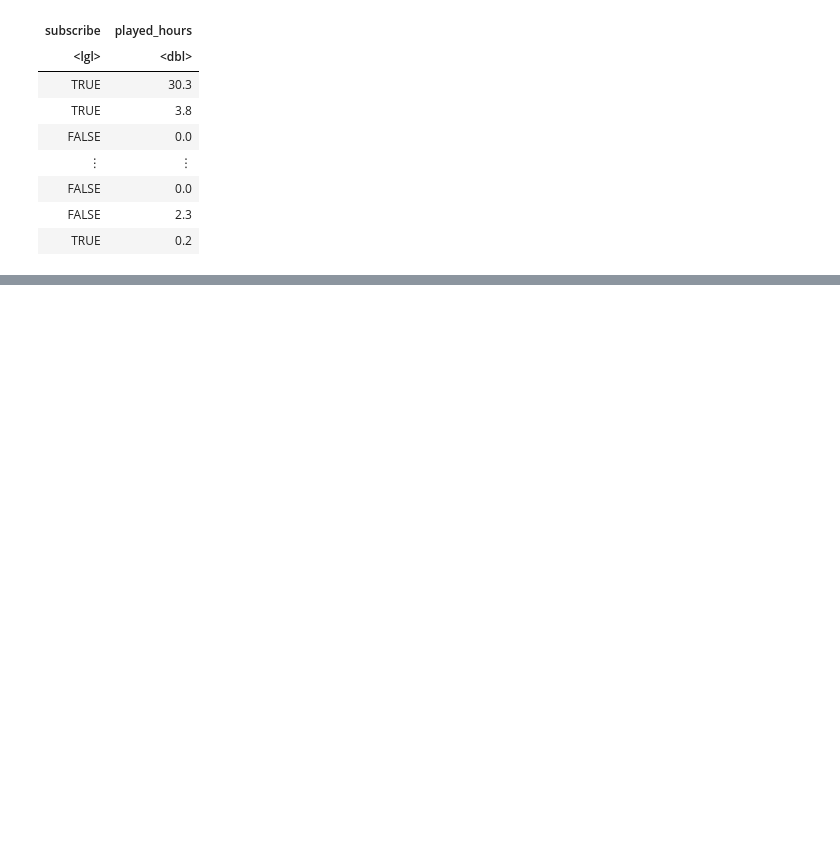
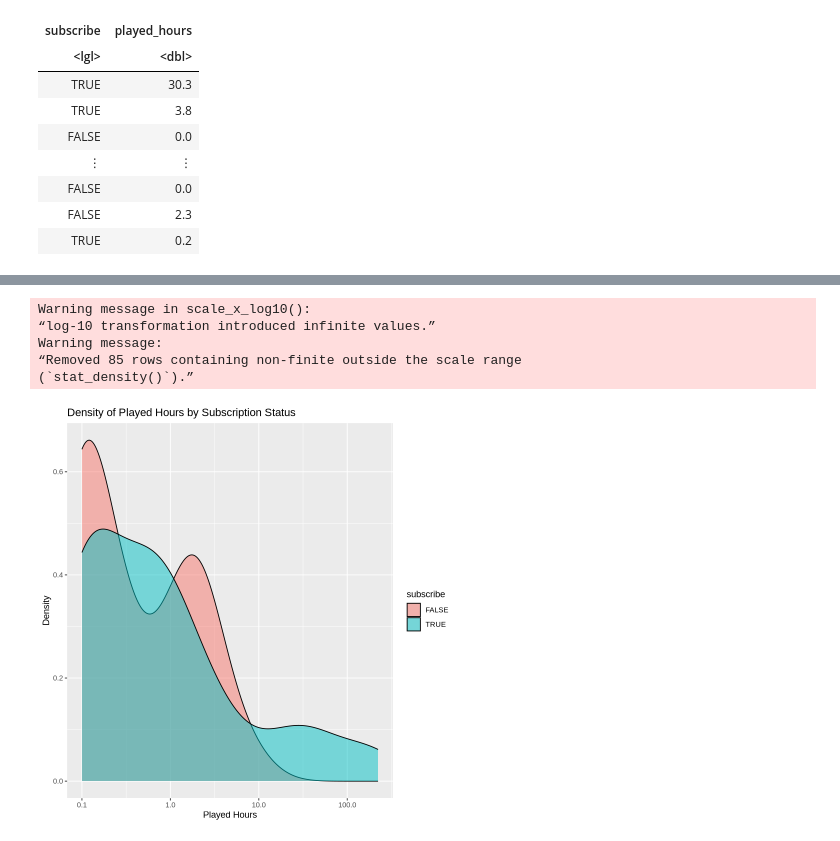
Before and after one commit to g-amadorz/dsci-project, a Jupyter notebook: Players_clean.ipynb, the cells around one changed output, grey strips where cells are left out. Cells and saved outputs as stored; diff of their text form; code cells hidden in the pictures; blank space fills up the shorter version.

```diff
--- a/Players_clean.ipynb
+++ b/Players_clean.ipynb
@@ -64,0 +82,17 @@ A tibble: 196 × 2
+# %%
+density_plot <- Players_clean |>
+  ggplot(aes(x = played_hours, fill = subscribe)) +
+  geom_density(alpha = 0.5) +
+    scale_x_log10() +
+  labs(title = "Density of Played Hours by Subscription Status",
+       x = "Played Hours",
+       y = "Density")
+
+density_plot
+# %% [output]
+Warning message in scale_x_log10():
+“log-10 transformation introduced infinite values.”
+Warning message:
+“Removed 85 rows containing non-finite outside the scale range
+(`stat_density()`).”
+[figure, added]
```
Also changed, not shown: parts of 2 cells of this notebook.
